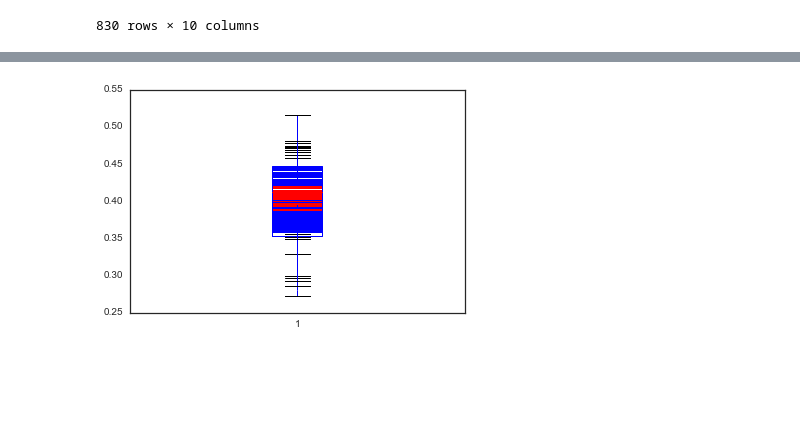
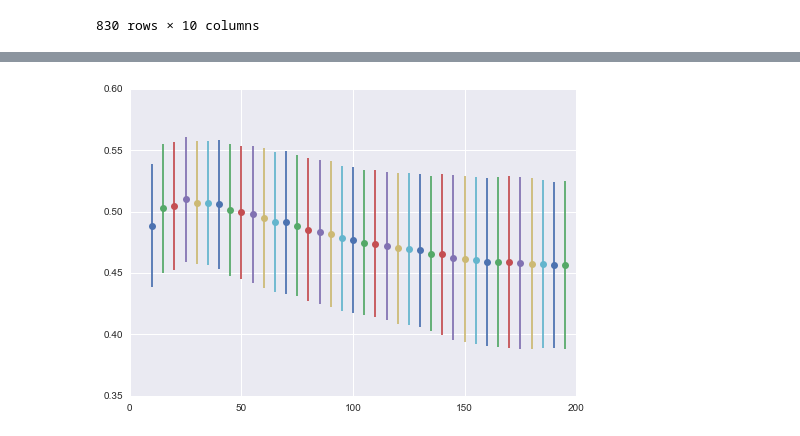
Before and after one commit to lperozzi/2016-ml-contest_liamlearn, a Jupyter notebook: Test_PCA.ipynb, the cells around one changed output, grey strips where cells are left out. Drawn from its saved outputs; the diff is of its cells as text; code cells hidden in the pictures; blank space fills up the shorter version.

Commit message:
test sur knn

```diff
--- a/Test_PCA.ipynb
+++ b/Test_PCA.ipynb
@@ -132,7 +111,0 @@ for j,(train, test) in zip(range(10),logo.split(X, y, groups=names)):
-# %%
-sns.set_style('white')
-fig,ax = plt.subplots(figsize = (10,10))
-im = ax.imshow(scores,cmap='jet')
-ax.set_xticklabels(list(np.unique(names)))
-ax.set_yticklabels(range(1,10))
-ax.invert_yaxis()
@@ -244,38 +215,26 @@ from sklearn.model_selection import LeavePGroupsOut
 lpgo = LeavePGroupsOut(n_groups=2)
 from sklearn.ensemble import RandomForestClassifier
 # %%
-neighbours = np.arange(20,200,50)
+neighbours = np.arange(10,200,5)
 fig,ax = plt.subplots()
 for i,neighbour in zip(range(len(neighbours)),neighbours):
-#     clf = neighbors.KNeighborsClassifier(neighbour, weights='distance')
-    clf = RandomForestClassifier(n_estimators=neighbour,min_samples_leaf=10)
+
+    clf = neighbors.KNeighborsClassifier(neighbour,weights='distance')
     scores=[]
     names = training_data['Well Name'][idx].values
     for train, test in lpgo.split(X, y, groups=names):
 
         clf.fit(X[train],y[train])
         y_pred = clf.predict(X[test])
 
+        score = metrics.f1_score(y[test], y_pred,average='micro')
+
+        scores.append(score)
 
 
-#         conf_mat = metrics.confusion_matrix(y[test],y_pred)
-#         print(conf_mat)
-
-        score = metrics.f1_score(y[test], y_pred,average='weighted')
-
-        scores.append(score)
-    #     print('********')
-    #     print('Blind well is {0}, F1 score : {1:.4%}\n'.format(names[test[0]],score))
-
-
-#     ax.errorbar(neighbour,np.mean(scores),fmt='o',yerr=np.std(scores))
-        ax.boxplot(scores)
-    # print("="*30)
-    # print('*********** RESULT ***********')
-    # print("="*30)
-    # print('\nAverage  F1-score is {:.4%}'.format(np.mean(scores)))
+    ax.errorbar(neighbour,np.mean(scores),fmt='o',yerr=np.std(scores))
 # %% [output]
-[figure, old version]
+[figure, new version]
 # %%
 np.std(scores)
 # %% [output]
```
Also changed, not shown: parts of 8 cells of this notebook.
